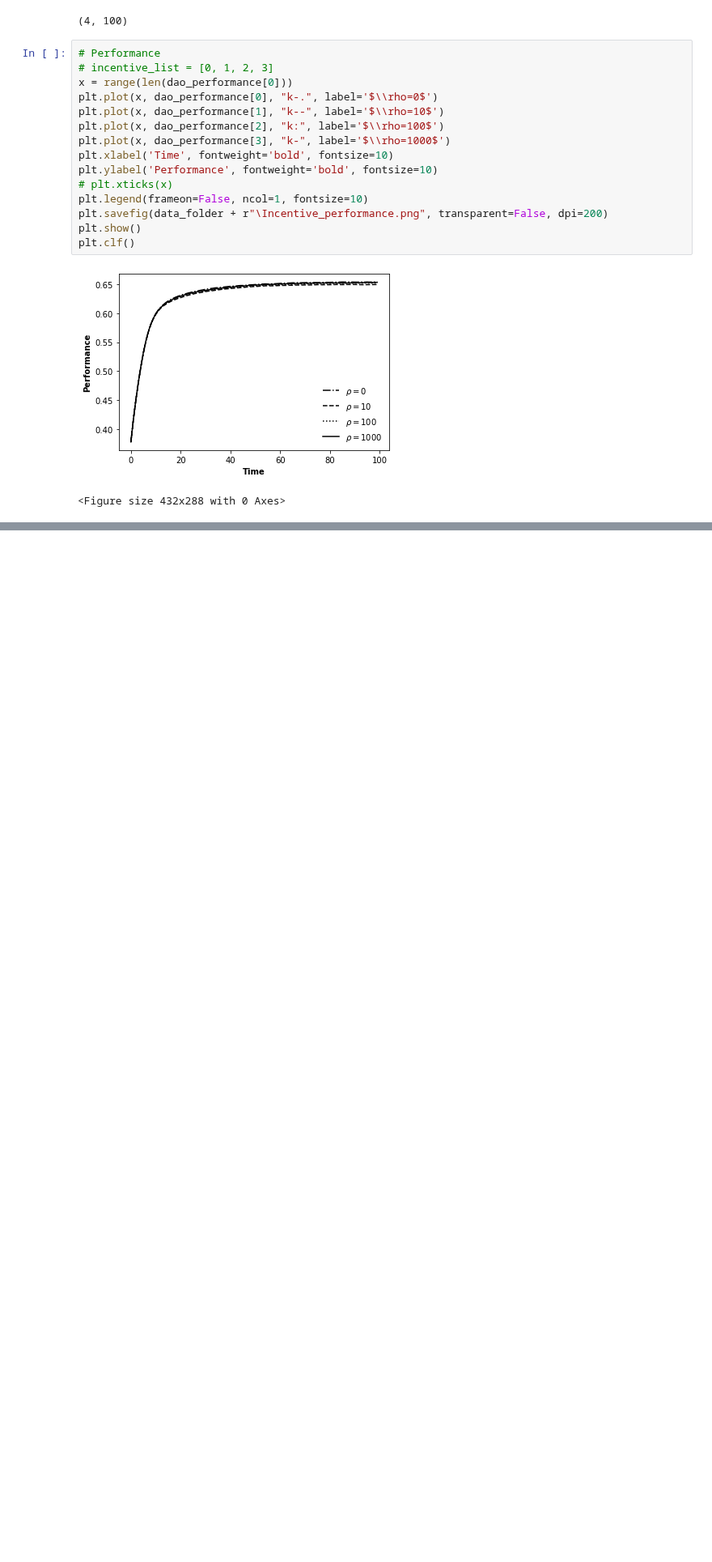
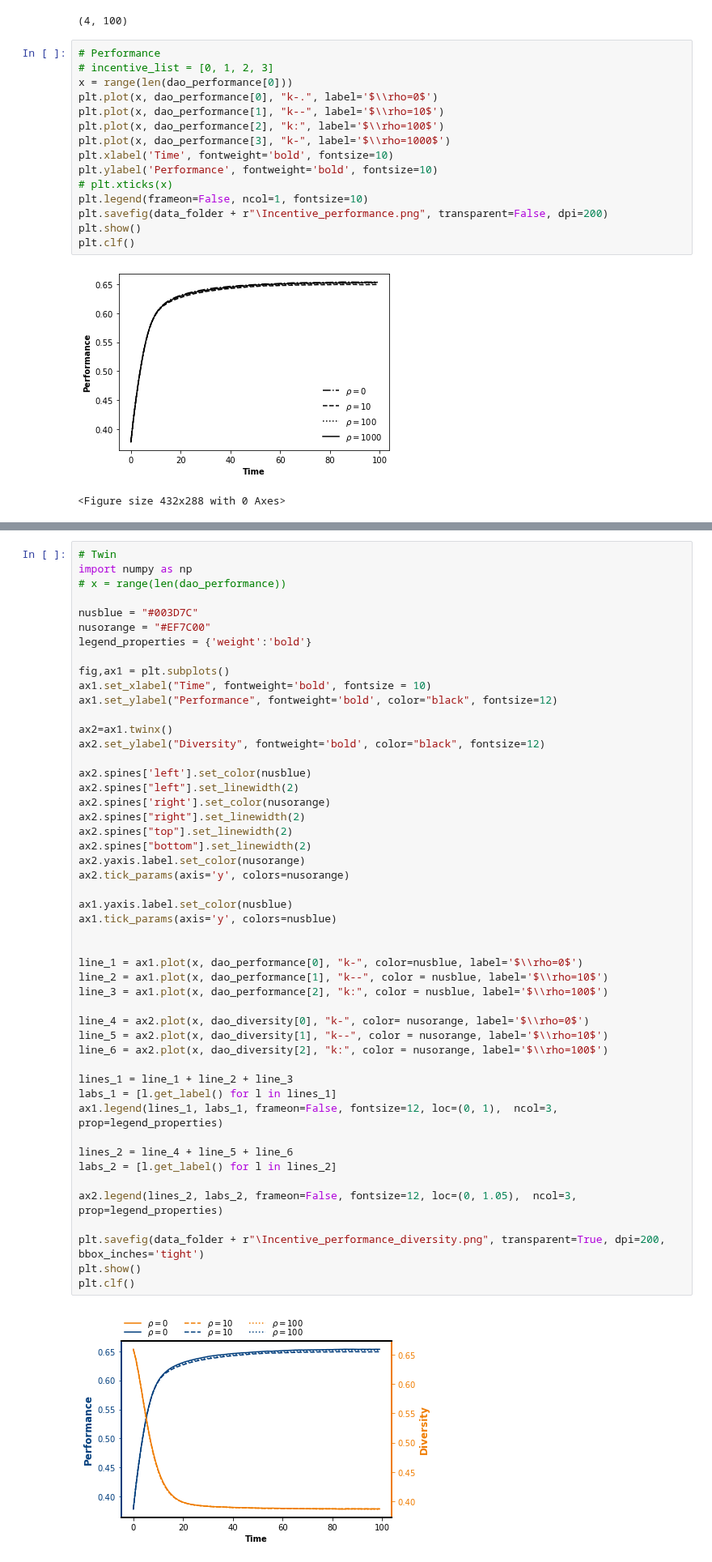
Before and after one commit to GrandJune/DAOs, a Jupyter notebook: V3/Incentive/Evaluator.ipynb, the cells around one changed output, grey strips where cells are left out. Shown at 81% size. Saved outputs shown, nothing was run; the diff lists cells and outputs as text; blank space fills up the shorter version.

```diff
--- a/V3/Incentive/Evaluator.ipynb
+++ b/V3/Incentive/Evaluator.ipynb
@@ -89,0 +107,51 @@ plt.clf()
+# %%
+# Twin
+import numpy as np
+# x = range(len(dao_performance))
+
+nusblue = "#003D7C"
+nusorange = "#EF7C00"
+legend_properties = {'weight':'bold'}
+
+fig,ax1 = plt.subplots()
+ax1.set_xlabel("Time", fontweight='bold', fontsize = 10)
+ax1.set_ylabel("Performance", fontweight='bold', color="black", fontsize=12)
+
+ax2=ax1.twinx()
+ax2.set_ylabel("Diversity", fontweight='bold', color="black", fontsize=12)
+
+ax2.spines['left'].set_color(nusblue)
+ax2.spines["left"].set_linewidth(2)
+ax2.spines['right'].set_color(nusorange)
+ax2.spines["right"].set_linewidth(2)
+ax2.spines["top"].set_linewidth(2)
+ax2.spines["bottom"].set_linewidth(2)
+ax2.yaxis.label.set_color(nusorange)
+ax2.tick_params(axis='y', colors=nusorange)
+
+ax1.yaxis.label.set_color(nusblue)
+ax1.tick_params(axis='y', colors=nusblue)
+
+
+line_1 = ax1.plot(x, dao_performance[0], "k-", color=nusblue, label='$\\rho=0$')
+line_2 = ax1.plot(x, dao_performance[1], "k--", color = nusblue, label='$\\rho=10$')
+line_3 = ax1.plot(x, dao_performance[2], "k:", color = nusblue, label='$\\rho=100$')
+
+line_4 = ax2.plot(x, dao_diversity[0], "k-", color= nusorange, label='$\\rho=0$')
+line_5 = ax2.plot(x, dao_diversity[1], "k--", color = nusorange, label='$\\rho=10$')
+line_6 = ax2.plot(x, dao_diversity[2], "k:", color = nusorange, label='$\\rho=100$')
+
+lines_1 = line_1 + line_2 + line_3
+labs_1 = [l.get_label() for l in lines_1]
+ax1.legend(lines_1, labs_1, frameon=False, fontsize=12, loc=(0, 1),  ncol=3, prop=legend_properties)
+
+lines_2 = line_4 + line_5 + line_6
+labs_2 = [l.get_label() for l in lines_2]
+
+ax2.legend(lines_2, labs_2, frameon=False, fontsize=12, loc=(0, 1.05),  ncol=3, prop=legend_properties)
+
+plt.savefig(data_folder + r"\Incentive_performance_diversity.png", transparent=True, dpi=200, bbox_inches='tight')
+plt.show()
+plt.clf()
+# %% [output]
+[figure, added]
```
Also changed, not shown: parts of 4 cells of this notebook, 10 other files.
